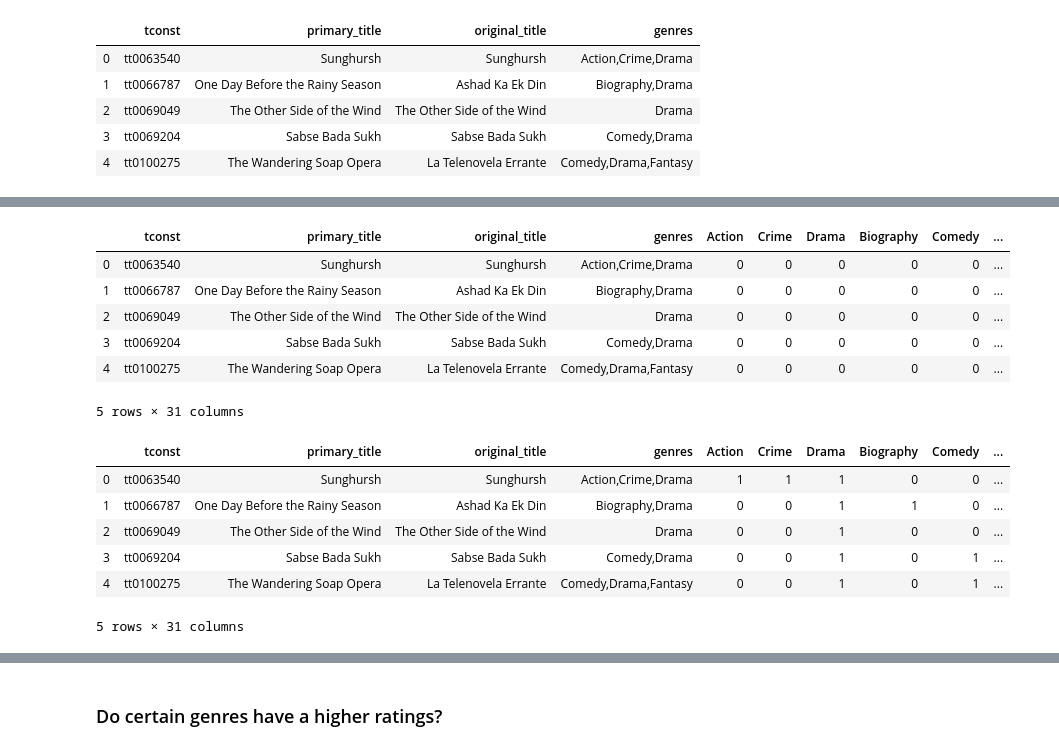
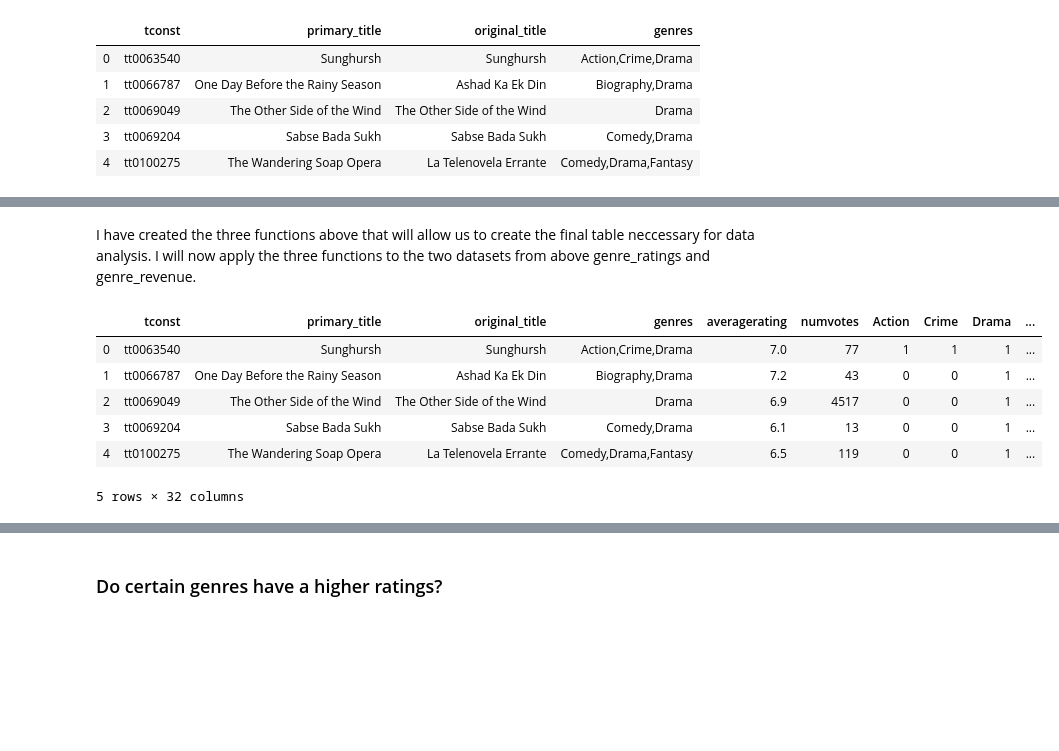
Before and after one commit to andypeng93/Movie_Project, a Jupyter notebook: Movie Project - Andy.ipynb, the cells around one changed output, grey strips where cells are left out. Saved outputs shown, nothing was run; the diff lists cells and outputs as text; code cells hidden in the pictures; blank space fills up the shorter version.

```diff
--- a/Movie Project - Andy.ipynb
+++ b/Movie Project - Andy.ipynb
@@ -481,34 +610,29 @@ len(genre_list(genre_data))
 # %%
 #Creating a function to create all the columns in the genre_data dataframe.
-def create_df(data):
-    for genre in data:
-        genre_data[genre] = 0
-    return genre_data
+def create_df(list_of_genres, data):
+    for genre in list_of_genres:
+        data[genre] = 0
+    return data
-# %%
-genre_data = create_df(genre_list(genre_data))
-genre_data.head()
-# %% [output]
-|  | tconst | primary_title | original_title | genres | Action | Crime | Drama | Biography | Comedy | ... |
-| 0 | tt0063540 | Sunghursh | Sunghursh | Action,Crime,Drama | 0 | 0 | 0 | 0 | 0 | ... |
-| 1 | tt0066787 | One Day Before the Rainy Season | Ashad Ka Ek Din | Biography,Drama | 0 | 0 | 0 | 0 | 0 | ... |
-| 2 | tt0069049 | The Other Side of the Wind | The Other Side of the Wind | Drama | 0 | 0 | 0 | 0 | 0 | ... |
-| 3 | tt0069204 | Sabse Bada Sukh | Sabse Bada Sukh | Comedy,Drama | 0 | 0 | 0 | 0 | 0 | ... |
-| 4 | tt0100275 | The Wandering Soap Opera | La Telenovela Errante | Comedy,Drama,Fantasy | 0 | 0 | 0 | 0 | 0 | ... |
-5 rows × 31 columns
 # %%
 #Now to reads all the genres of each row and assign them the value of 1
-for ind in genre_data.index:
-    genres = genre_data['genres'][ind].split(',')
-    for genre in genres:
-        genre_data.loc[ind, genre] = 1
+def final_table(data):
+    for ind in data.index:
+        genres = data['genres'][ind].split(',')
+        for genre in genres:
+            data.loc[ind, genre] = 1
+    return data
+# %% [markdown]
+I have created the three functions above that will allow us to create the final table neccessary for data analysis. I will now apply the three functions to the two datasets from above genre_ratings and genre_revenue.
+# %%
+genre_ratings = final_table(create_df(genre_list(genre_ratings), genre_ratings))
 # %%
 #Checking to see if our dataframe got populated correctly
-genre_data.head()
+genre_ratings.head()
 # %% [output]
-|  | tconst | primary_title | original_title | genres | Action | Crime | Drama | Biography | Comedy | ... |
-| 0 | tt0063540 | Sunghursh | Sunghursh | Action,Crime,Drama | 1 | 1 | 1 | 0 | 0 | ... |
-| 1 | tt0066787 | One Day Before the Rainy Season | Ashad Ka Ek Din | Biography,Drama | 0 | 0 | 1 | 1 | 0 | ... |
-| 2 | tt0069049 | The Other Side of the Wind | The Other Side of the Wind | Drama | 0 | 0 | 1 | 0 | 0 | ... |
-| 3 | tt0069204 | Sabse Bada Sukh | Sabse Bada Sukh | Comedy,Drama | 0 | 0 | 1 | 0 | 1 | ... |
-| 4 | tt0100275 | The Wandering Soap Opera | La Telenovela Errante | Comedy,Drama,Fantasy | 0 | 0 | 1 | 0 | 1 | ... |
+|  | tconst | primary_title | original_title | genres | averagerating | numvotes | Action | Crime | Drama | ... |
+| 0 | tt0063540 | Sunghursh | Sunghursh | Action,Crime,Drama | 7.0 | 77 | 1 | 1 | 1 | ... |
+| 1 | tt0066787 | One Day Before the Rainy Season | Ashad Ka Ek Din | Biography,Drama | 7.2 | 43 | 0 | 0 | 1 | ... |
+| 2 | tt0069049 | The Other Side of the Wind | The Other Side of the Wind | Drama | 6.9 | 4517 | 0 | 0 | 1 | ... |
+| 3 | tt0069204 | Sabse Bada Sukh | Sabse Bada Sukh | Comedy,Drama | 6.1 | 13 | 0 | 0 | 1 | ... |
+| 4 | tt0100275 | The Wandering Soap Opera | La Telenovela Errante | Comedy,Drama,Fantasy | 6.5 | 119 | 0 | 0 | 1 | ... |
-5 rows × 31 columns
+5 rows × 32 columns
```
Also changed, not shown: parts of 54 cells of this notebook.
